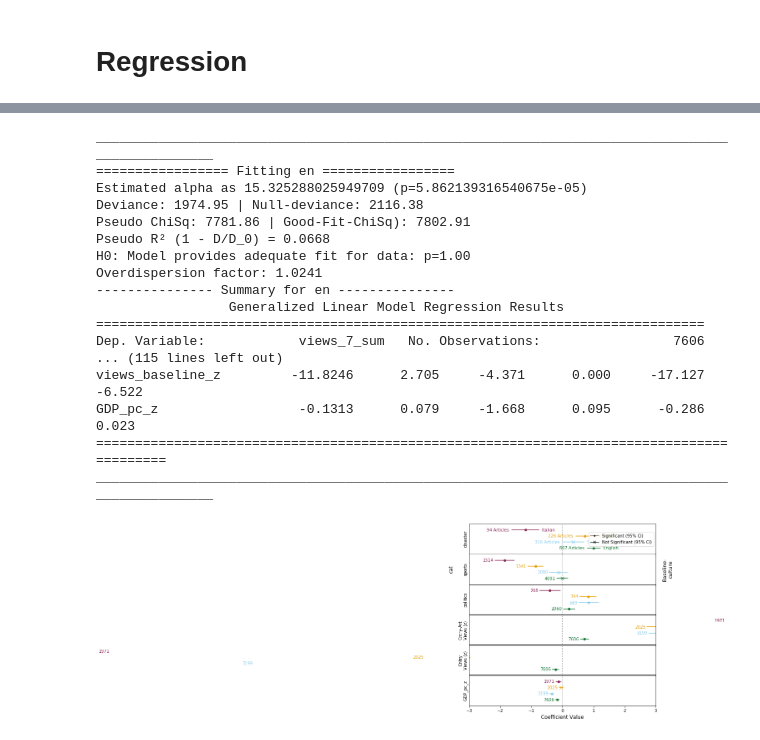
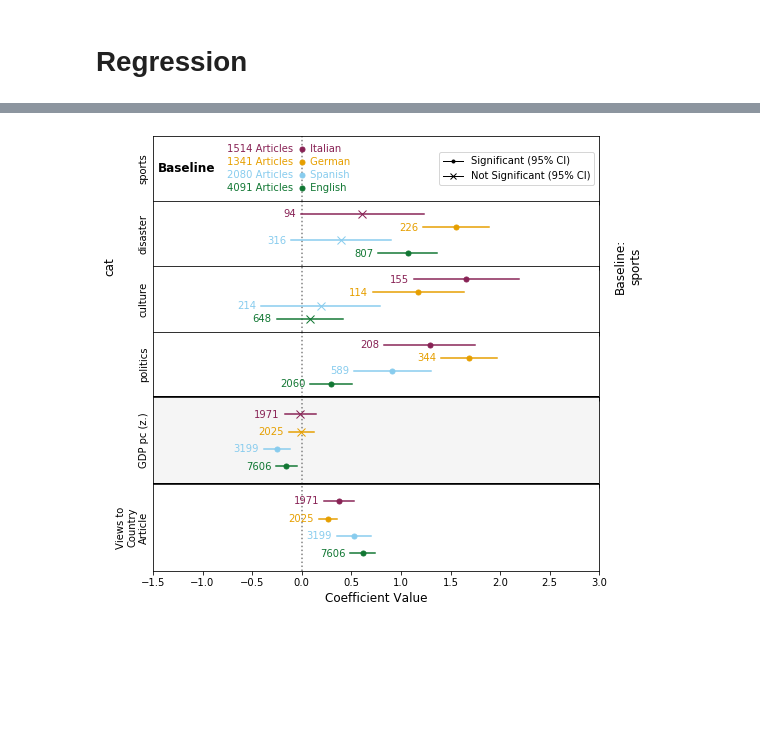
Before and after one commit to ruptho/wiki-event-bias, a Jupyter notebook: offset_analysis.ipynb, the cells around one changed output, grey strips where cells are left out. Saved outputs shown, nothing was run; the diff lists cells and outputs as text; code cells hidden in the pictures; blank space fills up the shorter version.

Commit message:
alpha specification possible now, new experiments

```diff
--- a/offset_analysis.ipynb
+++ b/offset_analysis.ipynb
@@ -72,12 +72,25 @@ df_filtered['GDP_pc_log'] = np.log1p(df_filtered.GDP_pc)
 df_filtered['GDP_log'] = np.log1p(df_filtered.GDP)
 df_filtered['population_log'] = np.log1p(df_filtered.population)
 
-baselines = {'gni_class': 'H', 'in_code_lang': True, 'gni_region': 'East Asia & Pacific', 'cat': 'culture', 'code': 'en'} #{'gni_class': 'H', 'in_code_lang': True, 'gni_region': 'North America', 'cat': 'sports', 'code': 'en'},
-cat_dict = {'en': 'English', 'it': 'Italian', 'es': 'Spanish', 'de': 'German'}
+baselines = {'gni_class': 'H', 'in_code_lang': True, 'gni_region': 'North America', 'cat': 'sports', 'code': 'en', 'continent': 'North America', 'economic_region': 'Global North'} #{'gni_class': 'H', 'in_code_lang': True, 'gni_region': 'North America', 'cat': 'sports', 'code': 'en'},
+cat_dict = {'en': 'English', 'it': 'Italian', 'es': 'Spanish', 'de': 'German', 'economic_region': 'Global North'}
 label_renames = {'Middle East & North Africa': 'MENAf', 'Latin America & Caribbean': 'LatAmC',
                'Europe & Central Asia': 'EuCAs', 'East Asia & Pacific': 'EAsP', 'North America': 'NAm',
-               'Sub-Saharan Africa': 'SSAf', 'South Asia': 'SAs', 'gdp_pc_z': 'GDP pc (norm.)',
-                 'GDP_pc_log': 'GDP pc',
-                 'bing_hits_log': 'Bing', 'view_country_article_log': 'Cntry-Art\nViews', 'views_baseline_log': 'Cntry\nViews',
-                  'bing_hits_z': 'Bing (z)', 'view_country_article_z': 'Cntry-Art\nViews (z)', 'views_baseline_z': 'Cntry\nViews (z)'
+               'Sub-Saharan Africa': 'SSAf', 'South Asia': 'SAs', 'GDP_pc_z': 'GDP pc (z.)',
+                 'GDP_pc_log': 'GDP pc', 'gni_class': 'Income', 'gni_region': 'Region',
+                 'bing_hits_log': 'Bing', 'view_country_article_log': 'Views to\nCountry\nArticle', 'views_baseline_log': 'Views\nfrom\nCountry',
+                  'bing_hits_z': 'Bing (z)', 'view_country_article_z': 'Views to\nCountry\nArticle (z)', 'views_baseline_z': 'Views\nfrom\nCountry (z)',
+                 'Global North': 'North', 'Global South': 'South'
                 }
+label_sort={'gni_class': ['H', 'UM', 'LM', 'L'],
+              'cat': ['sports', 'disaster',
+                      'culture', 'politics'],
+              'gni_region': ['North America',
+                             'Europe & Central Asia',
+                             'Middle East & North Africa',
+                             'East Asia & Pacific',
+                             'South Asia',
+                             'Latin America & Caribbean',
+                             'Sub-Saharan Africa'],
+           'continent': ['North America', 'Africa',  'Asia', 'Europe', 'Oceania', 'South America'],
+           'economic_region': ['Global North', 'Global South']}
@@ -119,24 +170,7 @@ fig_vis = plot_regression_results_from_dict(df_filtered, nb_fit_dict, ['cat', 'v
 # %%
-nb_fit_dict = fit_nb_with_estimated_alpha_all_codes(['en', 'es', 'de', 'it'], df_filtered, 'views_7_sum ~ view_country_article_z + views_baseline_z + cat + GDP_pc_z', est_method='lbfgs',
-                                                   output_lvl=2)
-fig_vis = plot_regression_results_from_dict(df_filtered, nb_fit_dict, ['cat', 'view_country_article_z', 'views_baseline_z', 'GDP_pc_z'], baselines,
-                                  cat_dict=cat_dict,  label_rename_dict=label_renames, include_counts=True, x_limits=(-3, 3))
+nb_fit_dict4_1 = fit_nb_with_estimated_alpha_all_codes(['en', 'es', 'de', 'it'], df_filtered, 'views_7_sum ~ C(cat, Treatment(reference="sports")) + GDP_pc_z  + view_country_article_log', est_method='lbfgs',
+                                                   output_lvl=0)
+fig_vis = plot_regression_results_from_dict(df_filtered, nb_fit_dict4_1, ['cat', 'GDP_pc_z', 'view_country_article_log'], baselines,
+                                  cat_dict=cat_dict,  label_rename_dict=label_renames, label_sort=label_sort, include_counts=True, x_limits=(-1.5, 3))
 # %% [output]
-________________________________________________________________________________________________
-================= Fitting en =================
-Estimated alpha as 15.325288025949709 (p=5.862139316540675e-05)
-Deviance: 1974.95 | Null-deviance: 2116.38
-Pseudo ChiSq: 7781.86 | Good-Fit-ChiSq): 7802.91
-Pseudo R² (1 - D/D_0) = 0.0668
-H0: Model provides adequate fit for data: p=1.00
-Overdispersion factor: 1.0241
---------------- Summary for en ---------------
-                 Generalized Linear Model Regression Results
-==============================================================================
-Dep. Variable:            views_7_sum   No. Observations:                 7606
-... (115 lines left out)
-views_baseline_z         -11.8246      2.705     -4.371      0.000     -17.127      -6.522
-GDP_pc_z                  -0.1313      0.079     -1.668      0.095      -0.286       0.023
-==========================================================================================
-________________________________________________________________________________________________
-[figure, old version]
+[figure, new version]
```
Also changed, not shown: parts of 28 cells of this notebook, 3 other files.
